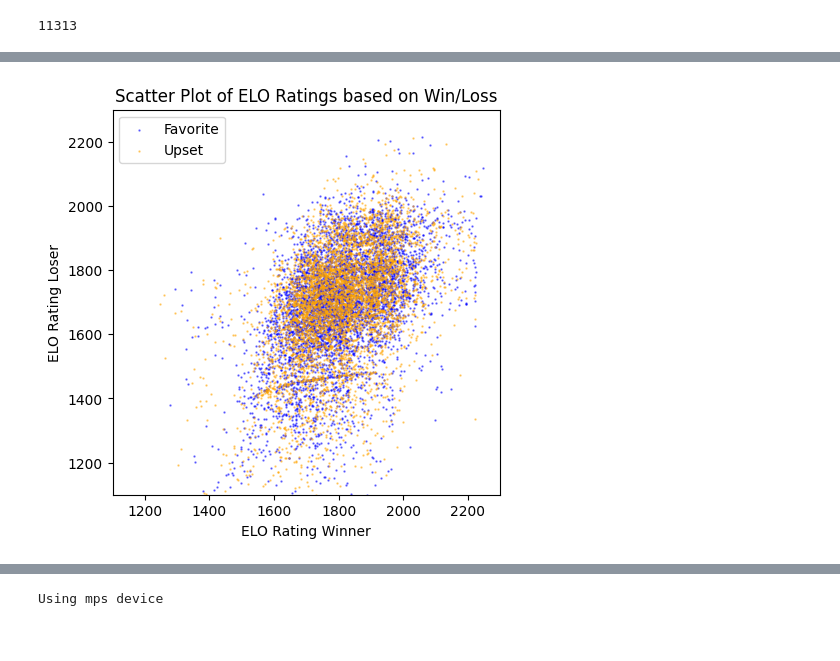
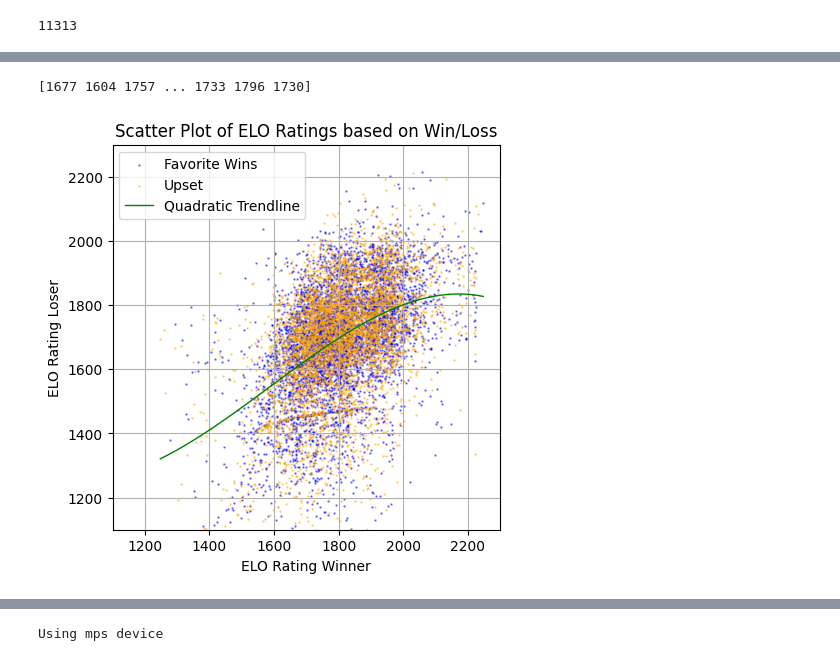
Before and after one commit to dsw225/TennisPredictionModel, a Jupyter notebook: breakpoint/tennis_analyzer_v1.ipynb, the cells around one changed output, grey strips where cells are left out. Drawn from its saved outputs; the diff is of its cells as text; code cells hidden in the pictures.

```diff
--- a/breakpoint/tennis_analyzer_v1.ipynb
+++ b/breakpoint/tennis_analyzer_v1.ipynb
@@ -93,22 +91,42 @@ df.head()
 # %%
 # Create a scatter plot
 plt.figure(figsize=(5, 5))
 
 # Plot a_elo_rating vs b_elo_rating for a_b_win == 1
-plt.scatter(df[df['a_b_win'] == 1]['a_elo_rating'], df[df['a_b_win'] == 1]['b_elo_rating'], color='blue', label='Favorite', s=.5, alpha=0.5)
+x1 = df[df['a_b_win'] == 1]['a_elo_rating']
+y1 = df[df['a_b_win'] == 1]['b_elo_rating']
+plt.scatter(x1, y1, color='blue', label='Favorite Wins', s=.5, alpha=0.5)
 
 # Plot b_elo_rating vs a_elo_rating for a_b_win == 0
-plt.scatter(df[df['a_b_win'] == 0]['b_elo_rating'], df[df['a_b_win'] == 0]['a_elo_rating'], color='orange', label='Upset', s=.5, alpha=0.5)
+x2 = df[df['a_b_win'] == 0]['b_elo_rating']
+y2 = df[df['a_b_win'] == 0]['a_elo_rating']
+plt.scatter(x2, y2, color='orange', label='Upset', s=.5, alpha=0.5)
+
+# Combine data for a single trendline
+combined_x = np.concatenate([x1, x2])
+combined_y = np.concatenate([y1, y2])
+
+# Fit a polynomial of degree 2 to the combined data
+print(combined_x)
+coefficients = np.polyfit(combined_x, combined_y, 3)
+polynomial = np.poly1d(coefficients)
+trendline_x = np.linspace(combined_x.min(), combined_x.max(), 100)
+trendline_y = polynomial(trendline_x)
+plt.plot(trendline_x, trendline_y, color='green', linewidth=1, label='Quadratic Trendline')
+
+# Setting the limits for x and y axis
 plt.xlim(1100, 2300)
 plt.ylim(1100, 2300)
 
 # Adding labels and title
 plt.xlabel('ELO Rating Winner')
 plt.ylabel('ELO Rating Loser')
 plt.title('Scatter Plot of ELO Ratings based on Win/Loss')
+plt.grid(True)
 plt.legend()
 
 # Show the plot
 plt.show()
 # %% [output]
+[1677 1604 1757 ... 1733 1796 1730]
-[figure, old version]
+[figure, new version]
```
Also changed, not shown: parts of 6 cells of this notebook, 27 other files.
